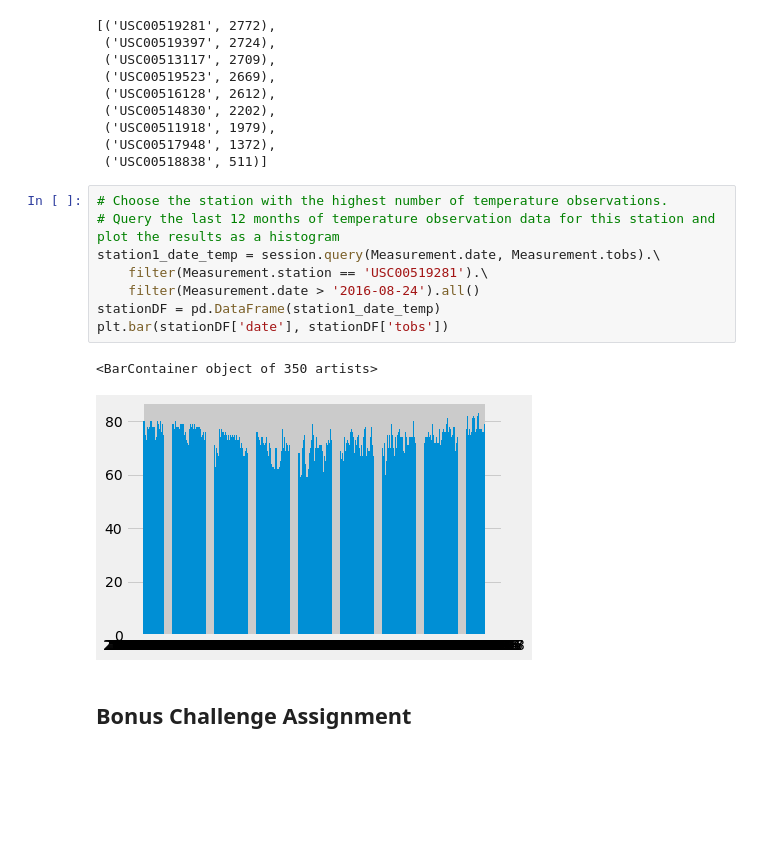
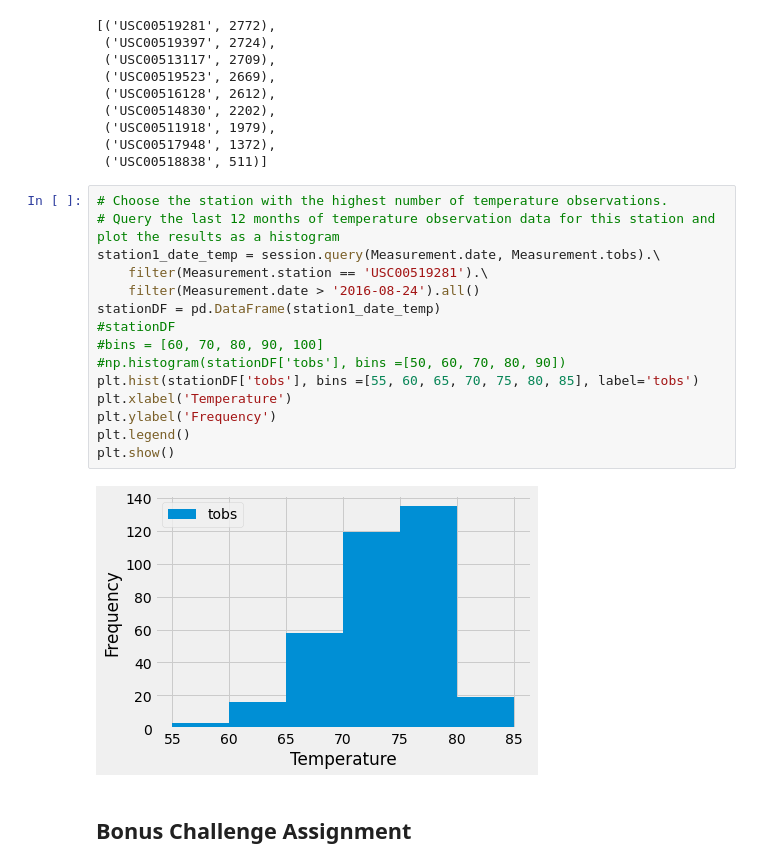
Before and after one commit to marinasd87/sqlalchemy-challenge, a Jupyter notebook: climate.ipynb, the cells around one changed output. Drawn from its saved outputs; the diff is of its cells as text; blank space fills up the shorter version.

```diff
--- a/climate.ipynb
+++ b/climate.ipynb
@@ -237,14 +267,20 @@ session.query(Measurement.station, func.count(Measurement.tobs)).\
 # %%
 # Choose the station with the highest number of temperature observations.
 # Query the last 12 months of temperature observation data for this station and plot the results as a histogram
 station1_date_temp = session.query(Measurement.date, Measurement.tobs).\
     filter(Measurement.station == 'USC00519281').\
     filter(Measurement.date > '2016-08-24').all()
 stationDF = pd.DataFrame(station1_date_temp)
-plt.bar(stationDF['date'], stationDF['tobs'])
+#stationDF
+#bins = [60, 70, 80, 90, 100]
+#np.histogram(stationDF['tobs'], bins =[50, 60, 70, 80, 90])
+plt.hist(stationDF['tobs'], bins =[55, 60, 65, 70, 75, 80, 85], label='tobs')
+plt.xlabel('Temperature')
+plt.ylabel('Frequency')
+plt.legend()
+plt.show()
 # %% [output]
-<BarContainer object of 350 artists>
-[figure, old version]
+[figure, new version]
 # %% [markdown]
 ## Bonus Challenge Assignment
 # %%
```
Also changed, not shown: parts of 6 cells of this notebook, 1 other file.
